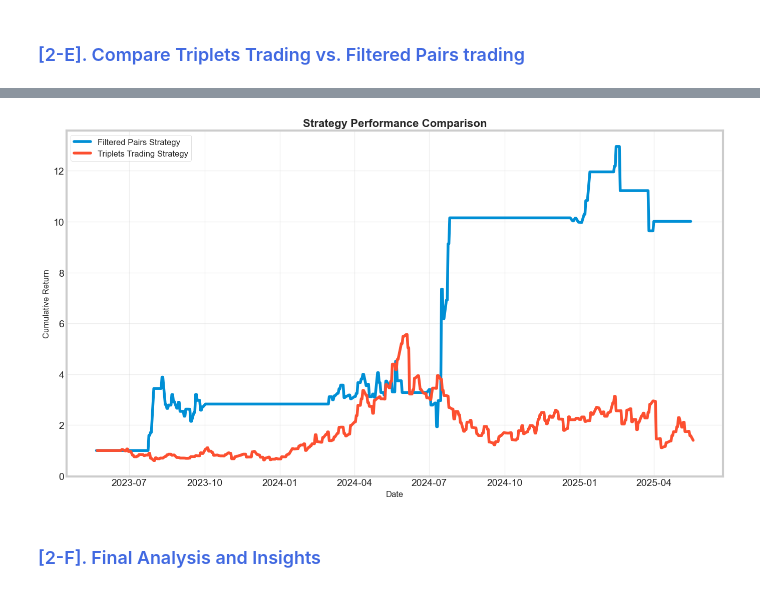
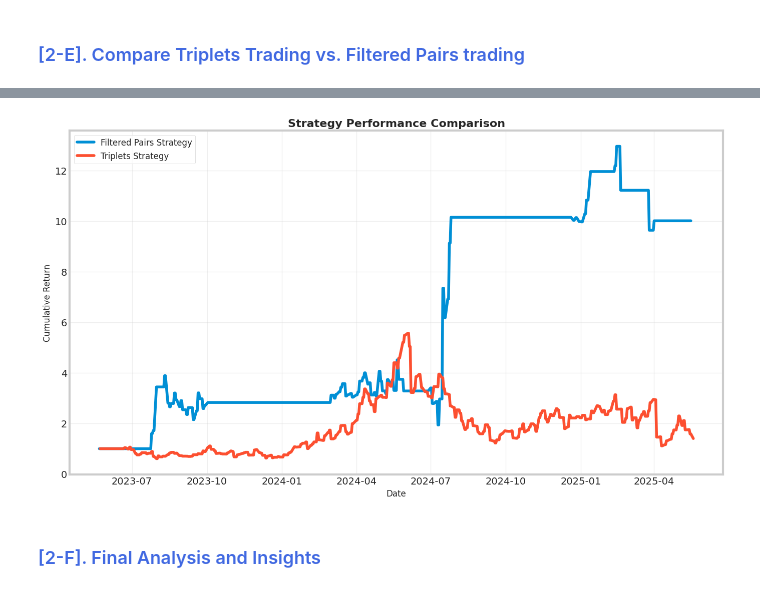
Before and after one commit to ishchidam2025/Quant_Project, a Jupyter notebook: Final_Project_Notebook-Ishwar.ipynb, the cells around one changed output, grey strips where cells are left out. Drawn from its saved outputs; the diff is of its cells as text; code cells hidden in the pictures.

```diff
--- a/Final_Project_Notebook-Ishwar.ipynb
+++ b/Final_Project_Notebook-Ishwar.ipynb
@@ -69,14 +69,16 @@ Using the pandas read_csv() method we read the raw input csv file into the raw D
 """
 Read adjusted closing prices for all symbols.
 
-This part of the code segment reads historical price data retrieved from Yahoo Finance
+This part of the code segment reads historical price data retrieved from
+Yahoo Finance
 
 Please note that the downloaded data has already been cleaned, formatted and
 validated to remove missing data, etc.
 """
 
 
-url = "https://raw.githubusercontent.com/ishchidam2025/Quant_Project/refs/heads/main/project_data_2_years.csv"
+url = \
+"https://raw.githubusercontent.com/ishchidam2025/Quant_Project/refs/heads/main/project_data_2_years.csv"
 #url = "project_data_2_years.csv"
 data = pd.read_csv(url, header=0, index_col=0, parse_dates=True)
 print(data)
@@ -566,14 +568,16 @@ def calculate_metrics(returns, risk_free_rate=0.03/252):
 
     # Sharpe Ratio
     sharpe_ratio = (
-        annualized_return - risk_free_rate) / volatility if volatility > 0 else 0
+        annualized_return - risk_free_rate
+        ) / volatility if volatility > 0 else 0
 
     # Sortino Ratio - only considers downside volatility
     downside_returns = returns.copy()
     downside_returns[downside_returns > 0] = 0
     downside_volatility = downside_returns.std() * np.sqrt(252)
     sortino_ratio = (
-        annualized_return - risk_free_rate) / downside_volatility if downside_volatility > 0 else 0
+        annualized_return - risk_free_rate
+        ) / downside_volatility if downside_volatility > 0 else 0
 
     # Maximum Drawdown
     cumulative = (1 + returns).cumprod()
@@ -582,7 +586,9 @@ def calculate_metrics(returns, risk_free_rate=0.03/252):
     max_drawdown = drawdown.min()
 
     # Calmar Ratio
-    calmar_ratio = annualized_return / abs(max_drawdown) if max_drawdown != 0 else 0
+    calmar_ratio = annualized_return / abs(
+        max_drawdown
+        ) if max_drawdown != 0 else 0
 
     # Win Rate
     trades = returns[returns != 0]
@@ -591,7 +597,8 @@ def calculate_metrics(returns, risk_free_rate=0.03/252):
     # Profit Factor
     gross_profits = returns[returns > 0].sum()
     gross_losses = abs(returns[returns < 0].sum())
-    profit_factor = gross_profits / gross_losses if gross_losses != 0 else float('inf')
+    profit_factor = gross_profits / gross_losses \
+    if gross_losses != 0 else float('inf')
 
     # Average Profit per Trade
     avg_profit = trades.mean() if len(trades) > 0 else 0
@@ -1091,8 +1101,9 @@ Implementation of pairs trading strategy with introduction of USO volatility fil
 Herein we define a helper function which will enable us to define and \
 run the filtered pairs strategy.
 # %%
-def run_filtered_pairs_strategy(pair_data, pair_symbols, pair_spread, z_score, uso_filter,
-                               entry_threshold=0.0, exit_threshold=0.0, stop_loss=0.0):
+def run_filtered_pairs_strategy(pair_data, pair_symbols, pair_spread, z_score,
+                                uso_filter, entry_threshold=0.0,
+                                exit_threshold=0.0, stop_loss=0.0):
 
     """
     Execute a pairs trading strategy with an external market filter.
@@ -1179,7 +1190,9 @@ def run_filtered_pairs_strategy(pair_data, pair_symbols, pair_spread, z_score, u
     spread_changes = pair_spread.pct_change().shift(-1).iloc[:-1]
 
     # Align positions with spread changes
-    strategy_returns = pd.Series(positions_pair[:-1], index=spread_changes.index) * spread_changes
+    strategy_returns = pd.Series(
+        positions_pair[:-1], index=spread_changes.index
+        ) * spread_changes
     pd.Series(positions_pair).to_csv("filtered_pairs_positions.csv")
 
     return strategy_returns
@@ -1508,6 +1526,6 @@ def compare_strategies(strategy1_returns, strategy2_returns,
 # Compare the strategies
 comparison_df, correlation = compare_strategies(
         filtered_strategy_returns, daily_pnl,
-        "Filtered Pairs Strategy", "Triplets Trading Strategy"
+        "Filtered Pairs Strategy", "Triplets Strategy"
 )
 # %% [output]
@@ -1526,7 +1544,7 @@ Number of Trades                       75                       480
 
 Strategy Correlation: -0.032
 Direction Agreement: 53.8%
-[figure, old version]
+[figure, new version]
 # %% [markdown]
 ### <span style="color:royalblue">[2-F]. Final Analysis and Insights</span>
 # %%
```
Also changed, not shown: parts of 14 cells of this notebook.
